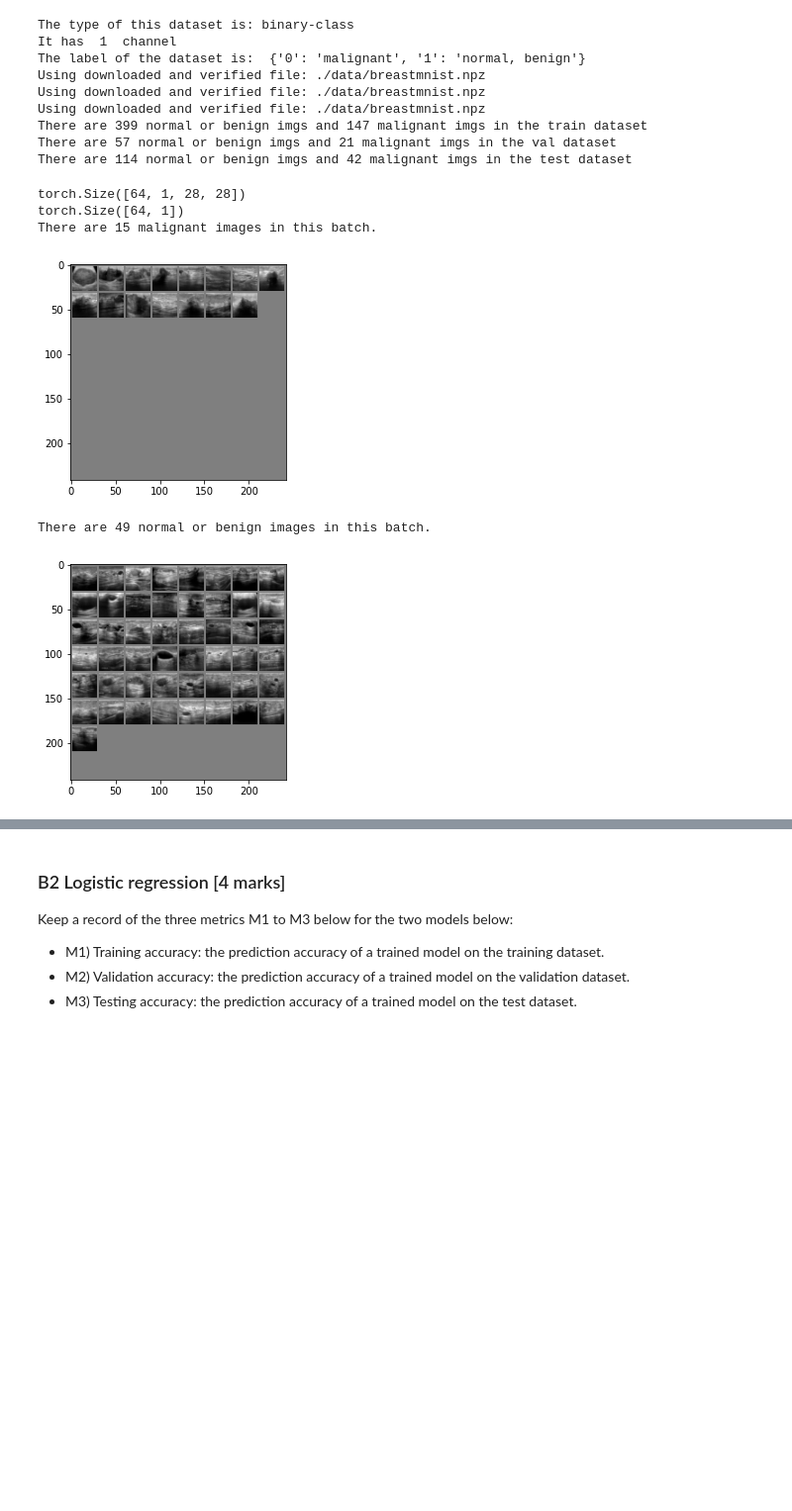
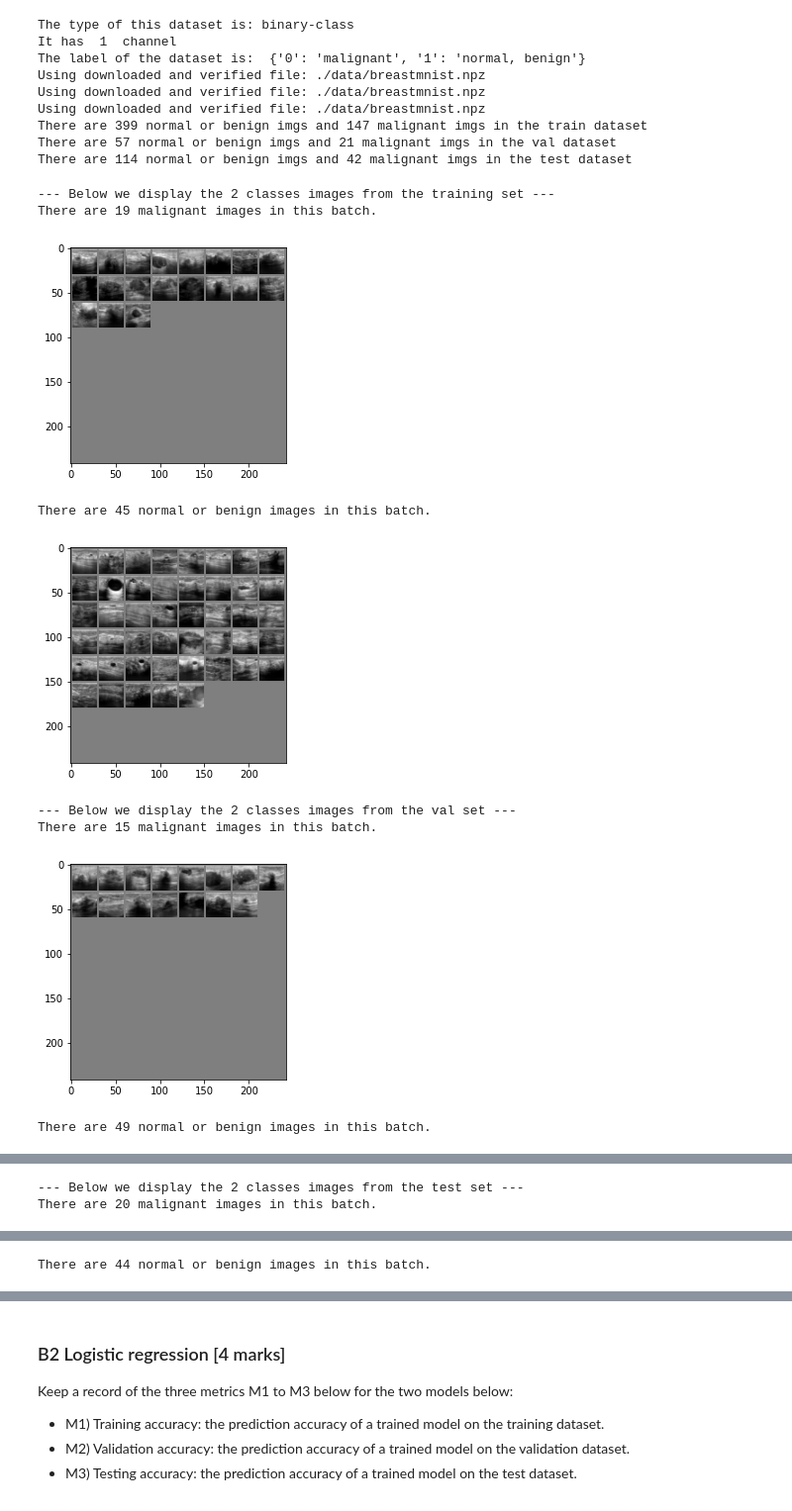
Before and after one commit to wwyqianqian/COMP6509, a Jupyter notebook: assignment/COM4509-6509_Assignment_Part2.ipynb, the cells around one changed output, grey strips where cells are left out. Shown at 99% size. Cells and saved outputs as stored; diff of their text form; code cells hidden in the pictures; blank space fills up the shorter version.

```diff
--- a/assignment/COM4509-6509_Assignment_Part2.ipynb
+++ b/assignment/COM4509-6509_Assignment_Part2.ipynb
@@ -95,7 +95,7 @@ test_dataset = DataClass(root='./data', split='test', transform=data_transform,
 # Encapsulate data into dataloader form
 train_loader = DataLoader(dataset=train_dataset, batch_size=BATCH_SIZE, shuffle=True)
 val_loader = DataLoader(dataset=val_dataset, batch_size=BATCH_SIZE, shuffle=True)
-test_loader = DataLoader(dataset=test_dataset, batch_size=2*BATCH_SIZE, shuffle=False)
+test_loader = DataLoader(dataset=test_dataset, batch_size=BATCH_SIZE, shuffle=False)
 train_loader_at_eval = DataLoader(dataset=train_dataset, batch_size=2*BATCH_SIZE, shuffle=False)
 
 # visualization
@@ -128,45 +128,50 @@ There are 114 normal or benign imgs and 42 malignant imgs in the test dataset
 # %%
 # functions to show an image
 def imshow(img):
     img = img / 2 + 0.5
     npimg = img.numpy()
     plt.imshow(np.transpose(npimg, (1, 2, 0)))
     plt.show()
 
 def display_img(dataloader):
-    dataiter = iter(dataloader) # get some random training images
+    dataiter = iter(dataloader) # Get some random images
+    images, labels = dataiter.next() # Get one batch (64 here)
 
-    images, labels = dataiter.next() # Get one batch (64 here)
-    print(images.shape) # torch.Size([64, 1, 28, 28])
-    print(labels.shape) # torch.Size([64, 1])
-
-    empty_0 = torch.zeros(images.shape) # for class 0
-    empty_1 = torch.zeros(images.shape) # for class 1
+    empty_0 = torch.zeros(images.shape) # Set up an empty torch to store imgs for class 0
+    empty_1 = torch.zeros(images.shape) # Set up an empty torch to store imgs for class 1
 
     nor_ben_index = -1
     mali_index = -1
     index = -1
 
     for i in labels:
         index += 1
         if i[0] == 0:
             mali_index += 1
-            empty_0[mali_index] = images[index]
+            empty_0[mali_index] = images[index] # Store class 0 images in empty_0
 
         elif i[0] == 1:
             nor_ben_index += 1
-            empty_1[nor_ben_index] = images[index]
+            empty_1[nor_ben_index] = images[index] # Store class 1 images in empty_1
 
     print("There are", mali_index+1, "malignant images in this batch.")
     imshow(torchvision.utils.make_grid(empty_0))
     print("There are", nor_ben_index+1, "normal or benign images in this batch.")
     imshow(torchvision.utils.make_grid(empty_1))
 
+print("--- Below we display the 2 classes images from the training set ---")
 display_img(train_loader)
+print("--- Below we display the 2 classes images from the val set ---")
+display_img(val_loader)
+print("--- Below we display the 2 classes images from the test set ---")
+display_img(test_loader)
 # %% [output]
-torch.Size([64, 1, 28, 28])
-torch.Size([64, 1])
-There are 15 malignant images in this batch.
+--- Below we display the 2 classes images from the training set ---
+There are 19 malignant images in this batch.
-[figure, old version]
+[figure, new version]
-There are 49 normal or benign images in this batch.
+There are 45 normal or benign images in this batch.
-[figure, old version]
+[figure, new version]
+--- Below we display the 2 classes images from the val set ---
+There are 15 malignant images in this batch.
+[figure, added]
+There are 49 normal or benign images in this batch.
@@ -172,0 +179,2 @@ There are 49 normal or benign images in this batch.
+--- Below we display the 2 classes images from the test set ---
+There are 20 malignant images in this batch.
@@ -172,0 +182 @@ There are 49 normal or benign images in this batch.
+There are 44 normal or benign images in this batch.
```
Also changed, not shown: parts of 2 cells of this notebook.
